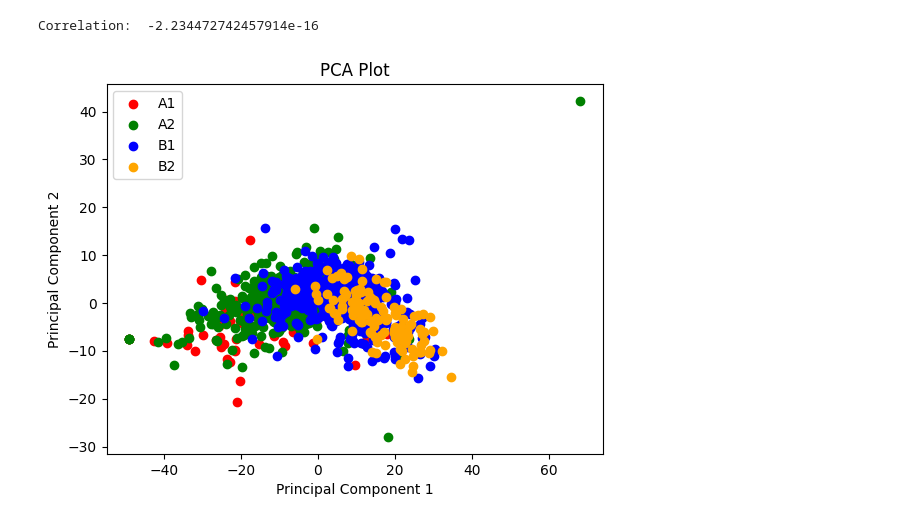
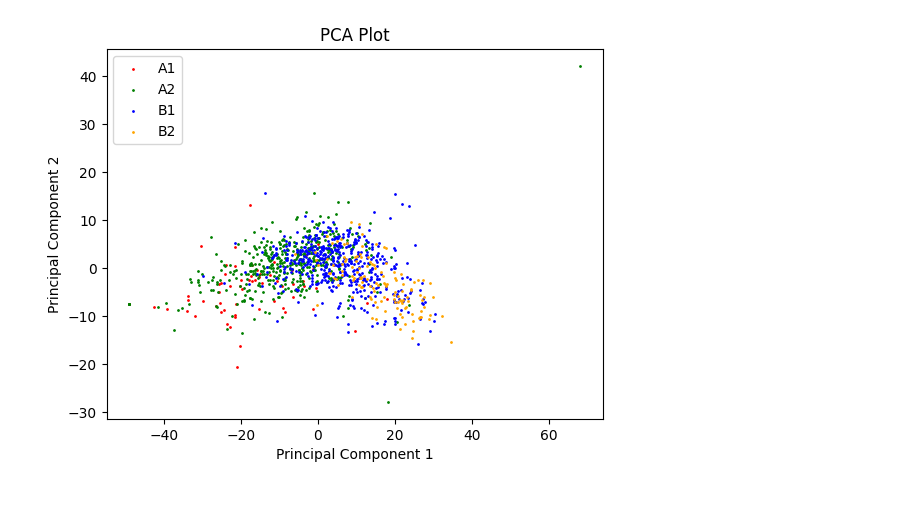
Before and after one commit to Vakhranev/MDB, a Jupyter notebook: PCA_для_Kelly.ipynb, the cells around one changed output. Cells and saved outputs as stored; diff of their text form; code cells hidden in the pictures.

```diff
--- a/PCA_для_Kelly.ipynb
+++ b/PCA_для_Kelly.ipynb
@@ -91,39 +90,32 @@ for level_folder in os.listdir(data_folder):
                     a1_percentage = round(a1_percentage, 2)
                     a2_percentage = round(a2_percentage, 2)
                     b1_percentage = round(b1_percentage, 2)
                     b2_percentage = round(b2_percentage, 2)
                     no_match_percentage = round(no_match_percentage, 2)
 
                     # Добавление результатов в DataFrame
                     row = [filename, unique_lemmas_count, a1_percentage, a2_percentage, b1_percentage, b2_percentage, no_match_percentage, level]
                     results_df.loc[len(results_df)] = row
 
 # Сохранение результатов в файл students_data.csv
 results_df.to_csv("students_data.csv", index=False)
 
 # Вычисление PCA
 pca = PCA(n_components=2)
 level_labels = results_df["Level"].unique()
 level_labels.sort()
 level_colors = ["red", "green", "blue", "orange"]
 pca_data = pca.fit_transform(results_df[["A1 Percentage", "A2 Percentage", "B1 Percentage", "B2 Percentage"]])
 
-# Вычисление корреляций
-correlation_matrix = np.corrcoef(pca_data[:, 0], pca_data[:, 1])
-
-# Вывод корреляции
-print("Correlation: ", correlation_matrix[0, 1])
-
 # Построение диаграммы
 fig, ax = plt.subplots()
 for level_label, level_color in zip(level_labels, level_colors):
     indices = results_df["Level"] == level_label
-    ax.scatter(pca_data[indices, 0], pca_data[indices, 1], c=level_color, label=level_label)
+    ax.scatter(pca_data[indices, 0], pca_data[indices, 1], c=level_color, label=level_label, s=1)  # Изменение размера точек
 ax.legend()
 plt.xlabel("Principal Component 1")
 plt.ylabel("Principal Component 2")
 plt.title("PCA Plot")
 plt.show()
 # %% [output]
-Correlation:  -2.234472742457914e-16
-[figure, old version]
+[figure, new version]
```
Also changed, not shown: parts of 1 cell of this notebook.
